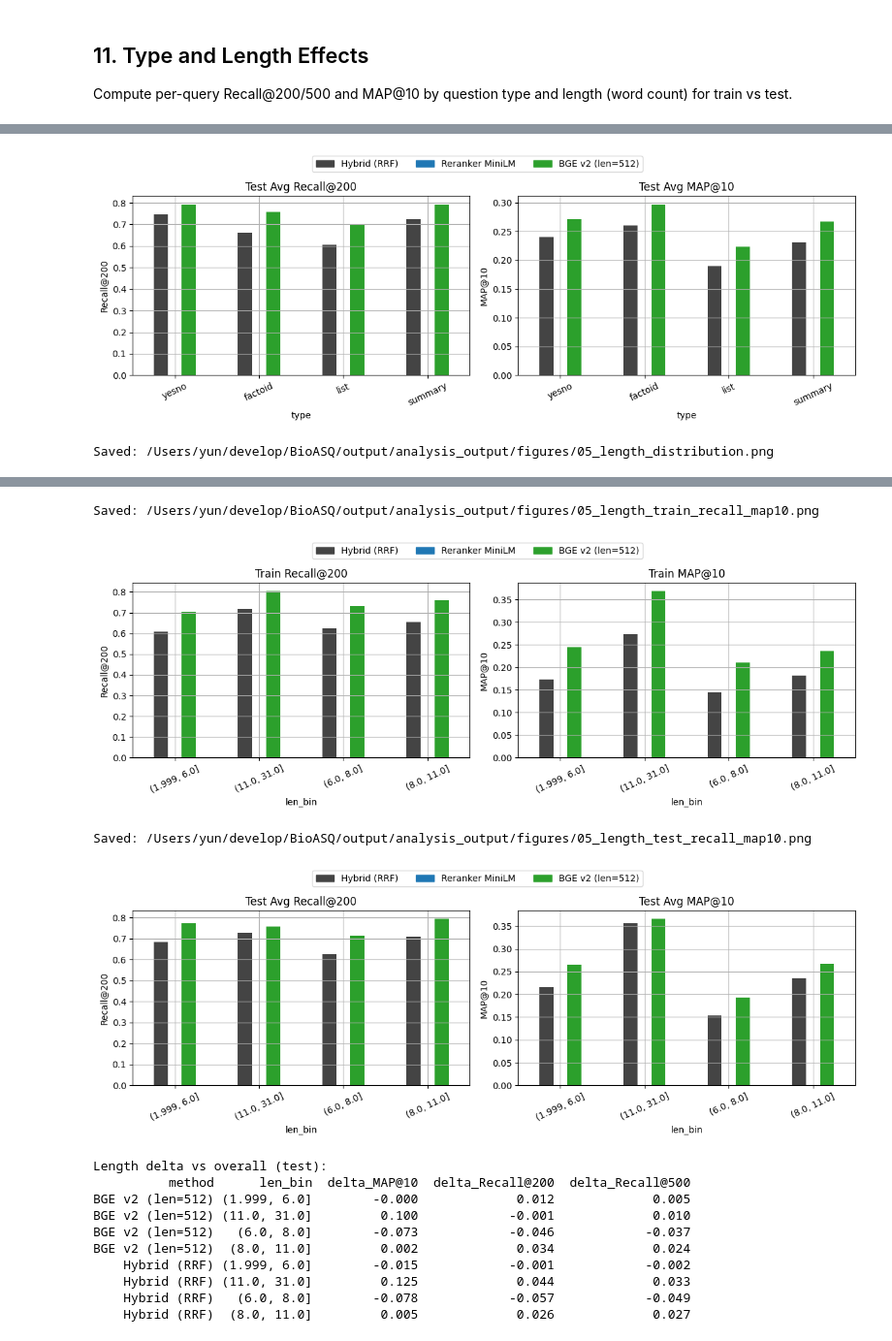
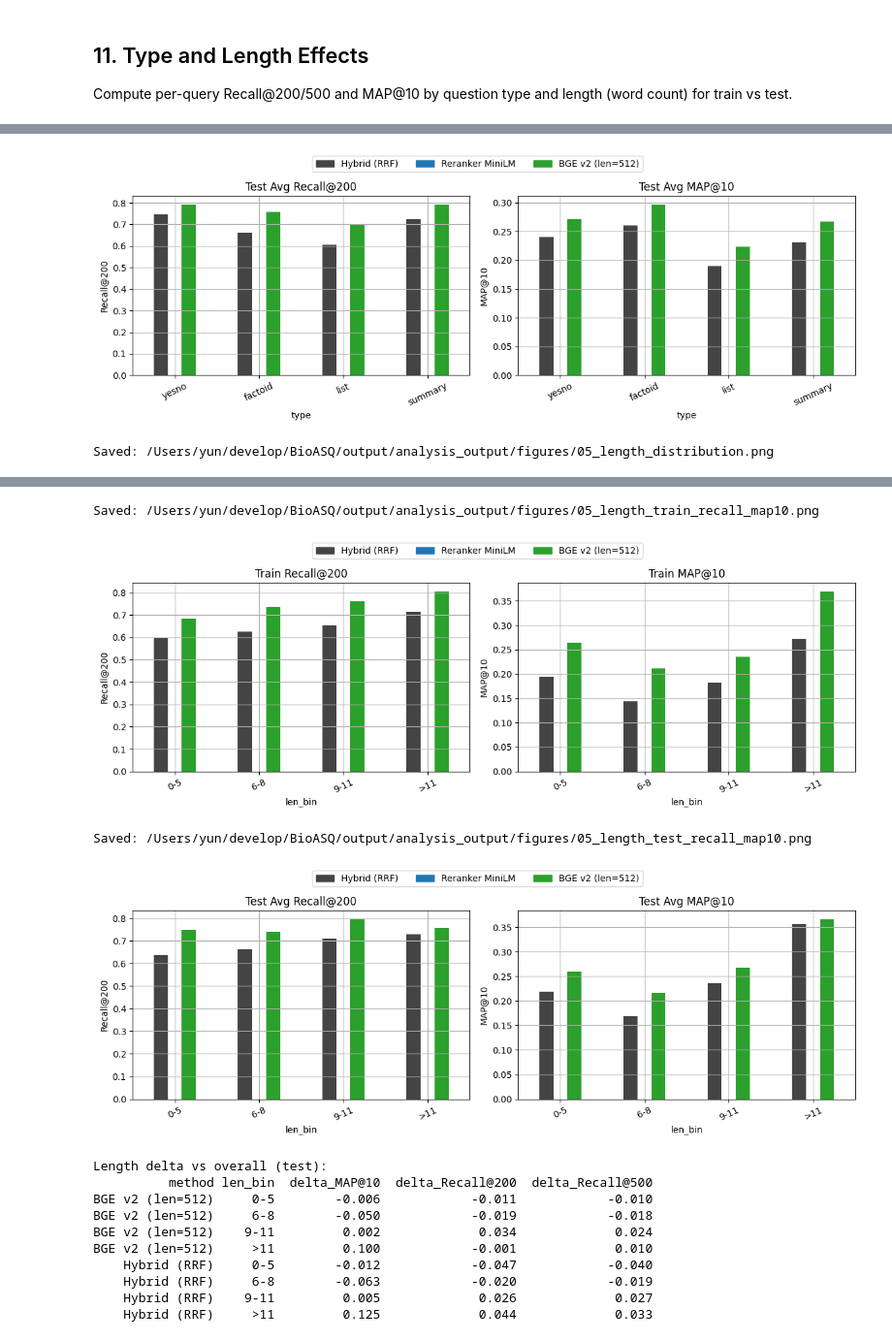
Before and after one commit to fulaibaowang/BioASQ, a Jupyter notebook: notebooks/analyze_results.ipynb, the cells around one changed output, grey strips where cells are left out. Shown at 97% size. Saved outputs shown, nothing was run; the diff lists cells and outputs as text; code cells hidden in the pictures.

```diff
--- a/notebooks/analyze_results.ipynb
+++ b/notebooks/analyze_results.ipynb
@@ -455,11 +455,6 @@ Saved: /Users/yun/develop/BioASQ/output/analysis_output/figures/03_per_split_mea
 ## 11. Type and Length Effects
 Compute per-query Recall@200/500 and MAP@10 by question type and length (word count) for train vs test.
 # %%
-import json
-import re
-from pathlib import Path
-
-from matplotlib.patches import Patch
 
 train_split = "train_subset"
 test_splits = ["13B1_golden", "13B2_golden", "13B3_golden", "13B4_golden"]
@@ -474,7 +469,7 @@ qrels_paths = {
 
 run_dirs = {
     "Hybrid (RRF)": base_dir / "output" / "eval_hybird_production_test" / "runs",
-    "Reranker MiniLM": base_dir / "output" / "eval_stage2_rerank_minitest" / "runs",
+    "Reranker MiniLM": base_dir / "output" / "eval_stage2_rerank" / "runs",
     "BGE v2 (len=512)": base_dir / "output" / "eval_stage2_rerank_bge_reranker_v2_m3_len512" / "runs",
 }
 
@@ -676,6 +671,22 @@ len_values = per_query_df["len_words"].dropna().astype(int)
 if len_values.empty:
     raise ValueError("No length values available.")
 
+# Custom bins: 0-5, 6-8, 9-11, >11
+def assign_len_bin(x):
+    if x <= 5:
+        return "0-5"
+    elif x <= 8:
+        return "6-8"
+    elif x <= 11:
+        return "9-11"
+    else:
+        return ">11"
+
+per_query_df = per_query_df.copy()
+per_query_df["len_bin"] = per_query_df["len_words"].apply(assign_len_bin)
+len_order = ["0-5", "6-8", "9-11", ">11"]
+
+# Plot histogram with integer bins for reference
 min_len = int(len_values.min())
 max_len = int(len_values.max())
 step = max(1, int(np.ceil((max_len - min_len) / 10)))
@@ -693,13 +704,6 @@ plt.savefig(fig_path, dpi=150, bbox_inches="tight")
 print("Saved:", fig_path)
 plt.show()
 
-per_query_df = per_query_df.copy()
-per_query_df["len_bin"] = pd.qcut(per_query_df["len_words"], q=4, duplicates="drop")
-per_query_df["len_bin"] = per_query_df["len_bin"].astype(str)
-
-len_order = sorted(per_query_df["len_bin"].unique())
-
-
 def _len_summary(df):
     return (
         df.groupby(["method", "len_bin"], as_index=False)
@@ -712,7 +716,6 @@ def _len_summary(df):
             },
         )
     )
-
 
 def _plot_len_bars(summary_df, title_prefix, fig_path):
     metrics = ["Recall@200", "MAP@10"]
@@ -797,14 +800,14 @@ Saved: /Users/yun/develop/BioASQ/output/analysis_output/figures/05_length_distri
 Saved: /Users/yun/develop/BioASQ/output/analysis_output/figures/05_length_train_recall_map10.png
-[figure, old version]
+[figure, new version]
 Saved: /Users/yun/develop/BioASQ/output/analysis_output/figures/05_length_test_recall_map10.png
-[figure, old version]
+[figure, new version]
 Length delta vs overall (test):
-          method      len_bin  delta_MAP@10  delta_Recall@200  delta_Recall@500
-BGE v2 (len=512) (1.999, 6.0]        -0.000             0.012             0.005
-BGE v2 (len=512) (11.0, 31.0]         0.100            -0.001             0.010
-BGE v2 (len=512)   (6.0, 8.0]        -0.073            -0.046            -0.037
-BGE v2 (len=512)  (8.0, 11.0]         0.002             0.034             0.024
-    Hybrid (RRF) (1.999, 6.0]        -0.015            -0.001            -0.002
-    Hybrid (RRF) (11.0, 31.0]         0.125             0.044             0.033
-    Hybrid (RRF)   (6.0, 8.0]        -0.078            -0.057            -0.049
-    Hybrid (RRF)  (8.0, 11.0]         0.005             0.026             0.027
+          method len_bin  delta_MAP@10  delta_Recall@200  delta_Recall@500
+BGE v2 (len=512)     0-5        -0.006            -0.011            -0.010
+BGE v2 (len=512)     6-8        -0.050            -0.019            -0.018
+BGE v2 (len=512)    9-11         0.002             0.034             0.024
+BGE v2 (len=512)     >11         0.100            -0.001             0.010
+    Hybrid (RRF)     0-5        -0.012            -0.047            -0.040
+    Hybrid (RRF)     6-8        -0.063            -0.020            -0.019
+    Hybrid (RRF)    9-11         0.005             0.026             0.027
+    Hybrid (RRF)     >11         0.125             0.044             0.033
```
Also changed, not shown: parts of 1 cell of this notebook, 1 other file.
